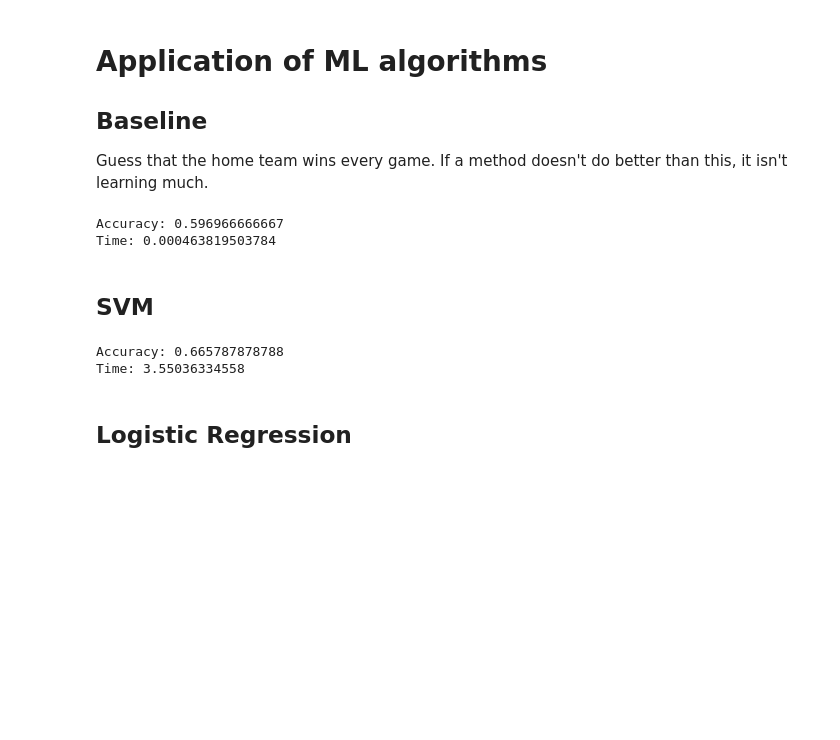
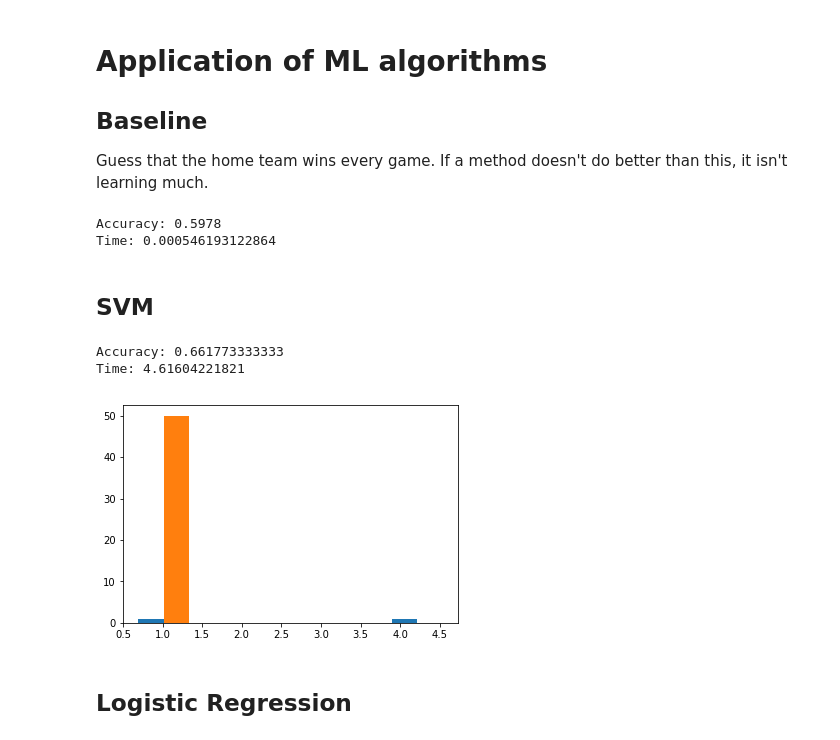
Before and after one commit to a-morr/nbacme, a Jupyter notebook: Algorithm_Discussion.ipynb, the cells around one changed output. Saved outputs shown, nothing was run; the diff lists cells and outputs as text; code cells hidden in the pictures; blank space fills up the shorter version.

Commit message:
Added new stuff and graphs

```diff
--- a/Algorithm_Discussion.ipynb
+++ b/Algorithm_Discussion.ipynb
@@ -87,31 +87,32 @@ for t in range(10):
     preds.append((np.zeros(len(y_test)) == y_test).mean())
     t2.append(time.time())
 
-baseline_ = np.mean(preds), np.mean(np.array(t2)-np.array(t1))
-print 'Accuracy: {}\nTime: {}'.format(*baseline_)
+baseline_ = (np.mean(preds), np.mean(np.array(t2)-np.array(t1))), preds
+print 'Accuracy: {}\nTime: {}'.format(*baseline_[0])
 # %% [output]
-Accuracy: 0.596966666667
-Time: 0.000463819503784
+Accuracy: 0.5978
+Time: 0.000546193122864
 # %% [markdown]
 ## SVM
 # %%
 from sklearn import svm
 from sklearn import preprocessing
 
 accuracy = []
 times = []
-for i in xrange(11):
+for i in xrange(50):
     X_train, X_test, y_train, y_test = train_test_split(data, targets, test_size=.2)
     X = preprocessing.scale(X_train)
     s = time.time()
     SVM_model = svm.SVC(C=10**-5, kernel='poly', coef0=0, gamma=10**-2).fit(X, y_train)
     preds = SVM_model.predict(X_test)
     prob = np.sum(preds == y_test)/len(y_test)
     times.append(time.time() - s)
     accuracy.append(prob)
 
-svm_r = (np.mean(accuracy), np.mean(times))
-print 'Accuracy: {}\nTime: {}'.format(*svm_r)
+svm_r = (np.mean(accuracy), np.mean(times)), accuracy
+print 'Accuracy: {}\nTime: {}'.format(*svm_r[0])
 # %% [output]
-Accuracy: 0.665787878788
-Time: 3.55036334558
+Accuracy: 0.661773333333
+Time: 4.61604221821
+[figure, added]
```
Also changed, not shown: parts of 23 cells of this notebook.
